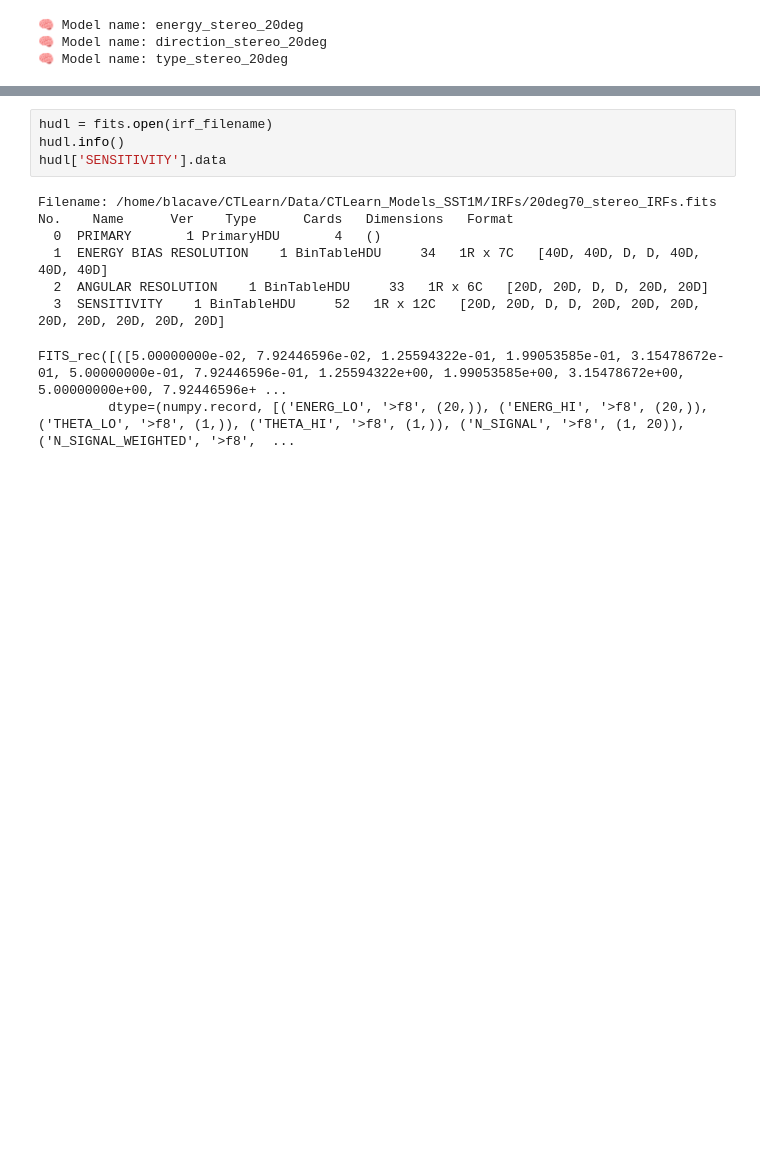
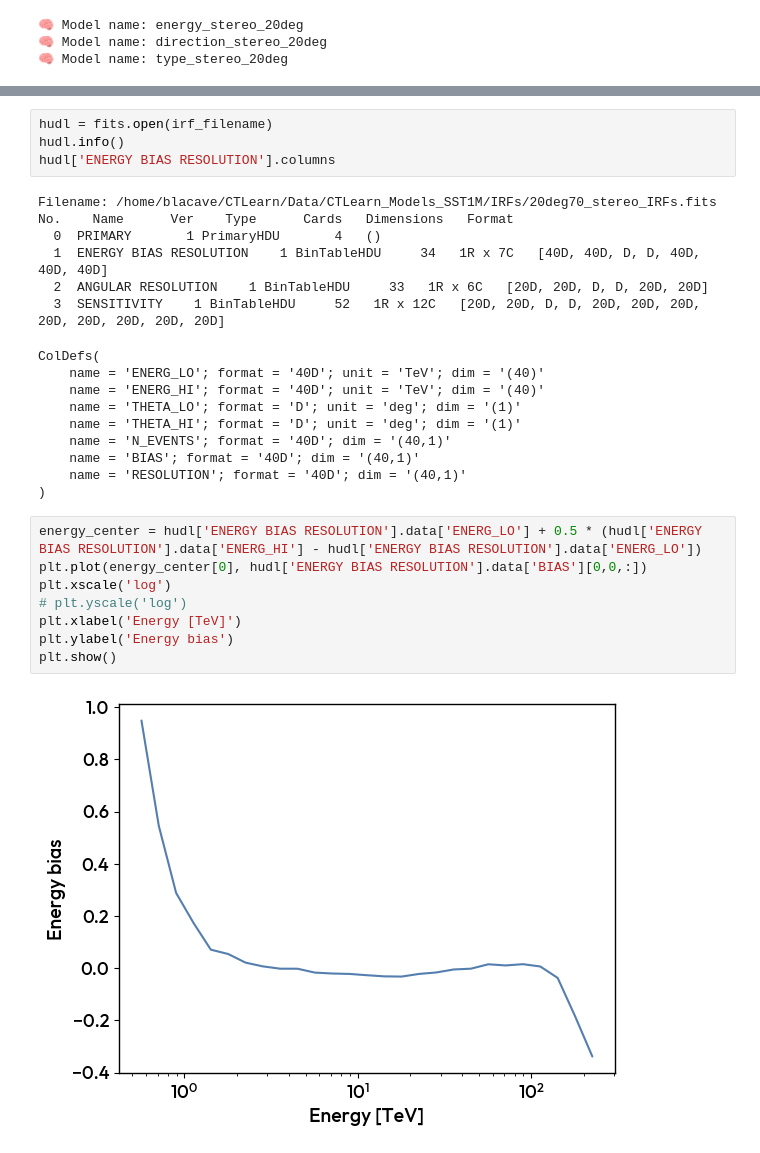
Before and after one commit to BastienLacave/CTLearn-Manager, a Jupyter notebook: notebooks/6_Make_IRFs.ipynb, the cells around one changed output, grey strips where cells are left out. Cells and saved outputs as stored; diff of their text form; blank space fills up the shorter version.

```diff
--- a/notebooks/6_Make_IRFs.ipynb
+++ b/notebooks/6_Make_IRFs.ipynb
@@ -78,7 +126,7 @@ NameError: name 'edisp' is not defined
 # %%
 hudl = fits.open(irf_filename)
 hudl.info()
-hudl['SENSITIVITY'].data
+hudl['ENERGY BIAS RESOLUTION'].columns
 # %% [output]
 Filename: /home/blacave/CTLearn/Data/CTLearn_Models_SST1M/IRFs/20deg70_stereo_IRFs.fits
 No.    Name      Ver    Type      Cards   Dimensions   Format
@@ -86,5 +134,22 @@ No.    Name      Ver    Type      Cards   Dimensions   Format
   1  ENERGY BIAS RESOLUTION    1 BinTableHDU     34   1R x 7C   [40D, 40D, D, D, 40D, 40D, 40D]
   2  ANGULAR RESOLUTION    1 BinTableHDU     33   1R x 6C   [20D, 20D, D, D, 20D, 20D]
   3  SENSITIVITY    1 BinTableHDU     52   1R x 12C   [20D, 20D, D, D, 20D, 20D, 20D, 20D, 20D, 20D, 20D, 20D]
-FITS_rec([([5.00000000e-02, 7.92446596e-02, 1.25594322e-01, 1.99053585e-01, 3.15478672e-01, 5.00000000e-01, 7.92446596e-01, 1.25594322e+00, 1.99053585e+00, 3.15478672e+00, 5.00000000e+00, 7.92446596e+ ...
-         dtype=(numpy.record, [('ENERG_LO', '>f8', (20,)), ('ENERG_HI', '>f8', (20,)), ('THETA_LO', '>f8', (1,)), ('THETA_HI', '>f8', (1,)), ('N_SIGNAL', '>f8', (1, 20)), ('N_SIGNAL_WEIGHTED', '>f8',  ...
+ColDefs(
+    name = 'ENERG_LO'; format = '40D'; unit = 'TeV'; dim = '(40)'
+    name = 'ENERG_HI'; format = '40D'; unit = 'TeV'; dim = '(40)'
+    name = 'THETA_LO'; format = 'D'; unit = 'deg'; dim = '(1)'
+    name = 'THETA_HI'; format = 'D'; unit = 'deg'; dim = '(1)'
+    name = 'N_EVENTS'; format = '40D'; dim = '(40,1)'
+    name = 'BIAS'; format = '40D'; dim = '(40,1)'
+    name = 'RESOLUTION'; format = '40D'; dim = '(40,1)'
+)
+# %%
+energy_center = hudl['ENERGY BIAS RESOLUTION'].data['ENERG_LO'] + 0.5 * (hudl['ENERGY BIAS RESOLUTION'].data['ENERG_HI'] - hudl['ENERGY BIAS RESOLUTION'].data['ENERG_LO'])
+plt.plot(energy_center[0], hudl['ENERGY BIAS RESOLUTION'].data['BIAS'][0,0,:])
+plt.xscale('log')
+# plt.yscale('log')
+plt.xlabel('Energy [TeV]')
+plt.ylabel('Energy bias')
+plt.show()
+# %% [output]
+[figure, added]
```
Also changed, not shown: parts of 8 cells of this notebook, 6 other files.
